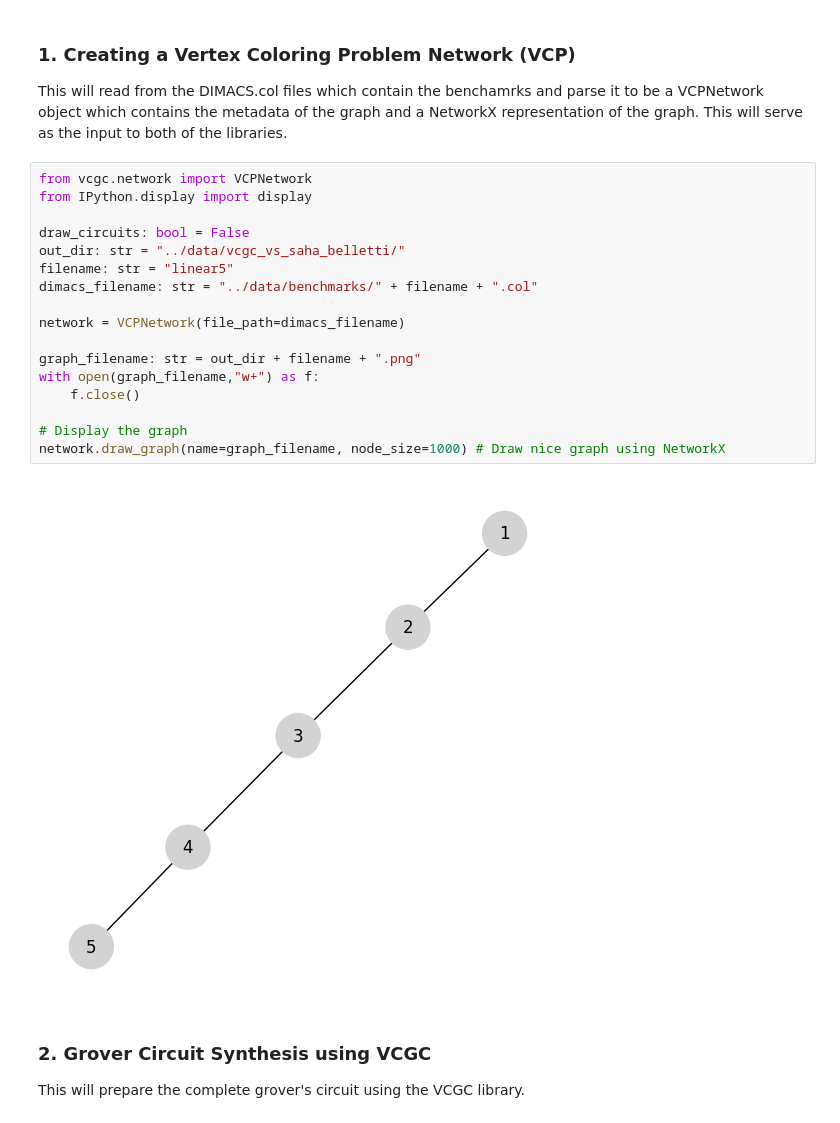
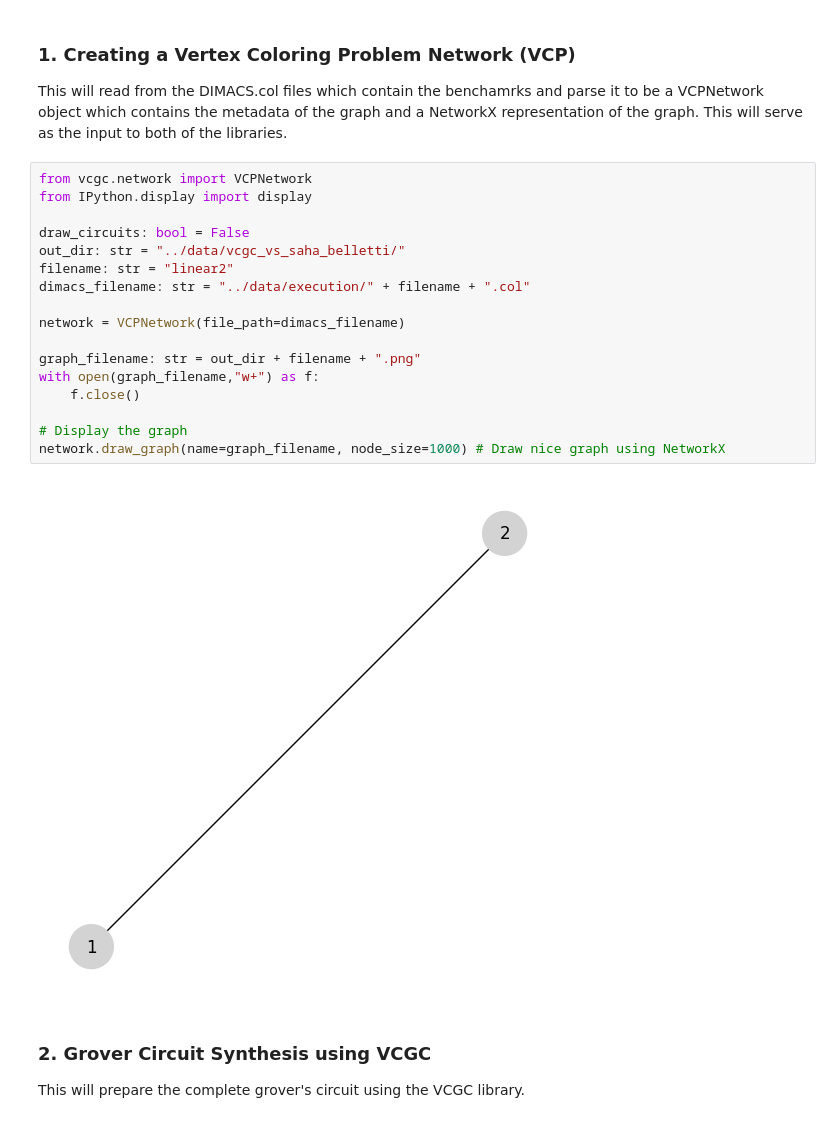
Before and after one commit to TheBarzani/logique, a Jupyter notebook: examples/comparing_vcgc_to_saha_belletti.ipynb, the cells around one changed output. Saved outputs shown, nothing was run; the diff lists cells and outputs as text.

```diff
--- a/examples/comparing_vcgc_to_saha_belletti.ipynb
+++ b/examples/comparing_vcgc_to_saha_belletti.ipynb
@@ -13,22 +13,22 @@ This will read from the DIMACS.col files which contain the benchamrks and parse
 # %%
 from vcgc.network import VCPNetwork
 from IPython.display import display
 
 draw_circuits: bool = False
 out_dir: str = "../data/vcgc_vs_saha_belletti/"
-filename: str = "linear5"
-dimacs_filename: str = "../data/benchmarks/" + filename + ".col"
+filename: str = "linear2"
+dimacs_filename: str = "../data/execution/" + filename + ".col"
 
 network = VCPNetwork(file_path=dimacs_filename)
 
 graph_filename: str = out_dir + filename + ".png"
 with open(graph_filename,"w+") as f:
     f.close()
 
 # Display the graph
 network.draw_graph(name=graph_filename, node_size=1000) # Draw nice graph using NetworkX
 # %% [output]
-[figure, old version]
+[figure, new version]
 # %% [markdown]
 ### 2. Grover Circuit Synthesis using VCGC
 This will prepare the complete grover's circuit using the VCGC library.
```
Also changed, not shown: parts of 39 cells of this notebook, 26 other files.
